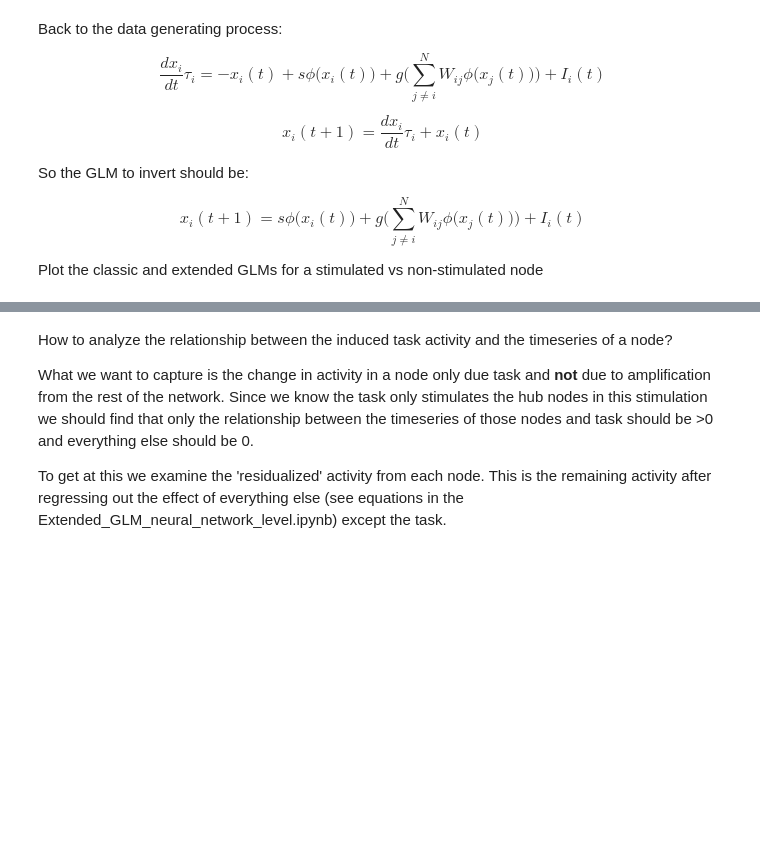
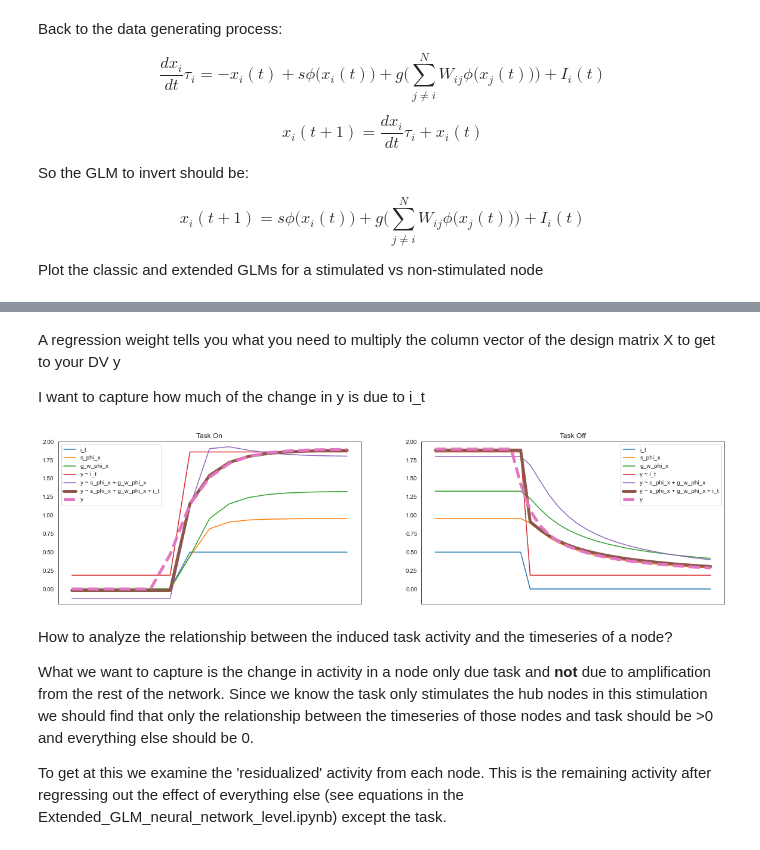
Before and after one commit to zenkavi/NeuralMassModels, a Jupyter notebook: TheoreticalResults/Zenkavi_Simulations/POC_minimal_model.ipynb, the cells around one changed output, grey strips where cells are left out. Drawn from its saved outputs; the diff is of its cells as text; code cells hidden in the pictures; blank space fills up the shorter version.

```diff
--- a/TheoreticalResults/Zenkavi_Simulations/POC_minimal_model.ipynb
+++ b/TheoreticalResults/Zenkavi_Simulations/POC_minimal_model.ipynb
@@ -224,3 +278,29 @@ plt.subplots_adjust(wspace=0.1)
+# %% [markdown]
+A regression weight tells you what you need to multiply the column vector of the design matrix X to get to your DV y
+
+I want to capture how much of the change in y is due to i_t
+# %%
+plt.rcParams["figure.figsize"][0] = 20
+plt.rcParams["figure.figsize"][1] = 5
+fig, a = plt.subplots(1, 2)
+
+plt_ranges = [range(45,60), range(90,120)]
+titles = ['Task On', "Task Off"]
+
+for i, plt_range in enumerate(plt_ranges):
+    a[i].plot(i_t[plt_range], label = "i_t")
+    a[i].plot(s_phi_x[plt_range], label = "s_phi_x")
+    a[i].plot(g_w_phi_x[plt_range], label = "g_w_phi_x")
+    a[i].plot(old_mod.predict()[plt_range], label="y ~ i_t")
+    a[i].plot(mid_mod.predict()[plt_range], label='y ~ s_phi_x + g_w_phi_x')
+    a[i].plot(new_mod.predict()[plt_range], label='y ~ s_phi_x + g_w_phi_x + i_t', linewidth=5)
+    a[i].plot(y[plt_range], label = "y", linewidth=5, linestyle='--')
+    a[i].legend()
+    a[i].set_title(titles[i])
+    a[i].set_xticks([])
+    a[i].set_ylim([-.2,2])
+# %% [output]
+[figure, added]
 # %%
 base_sim= sim_network_task_glm(ncommunities = ncommunities,
                          nodespercommunity = nodespercommunity,
```
Also changed, not shown: parts of 14 cells of this notebook.
